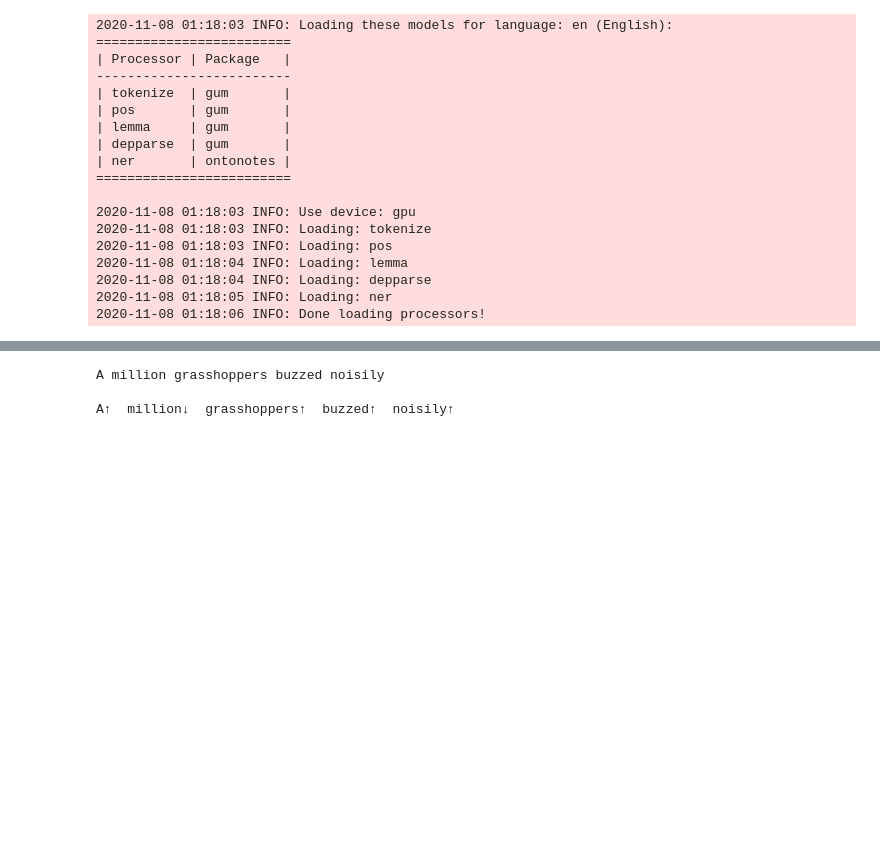
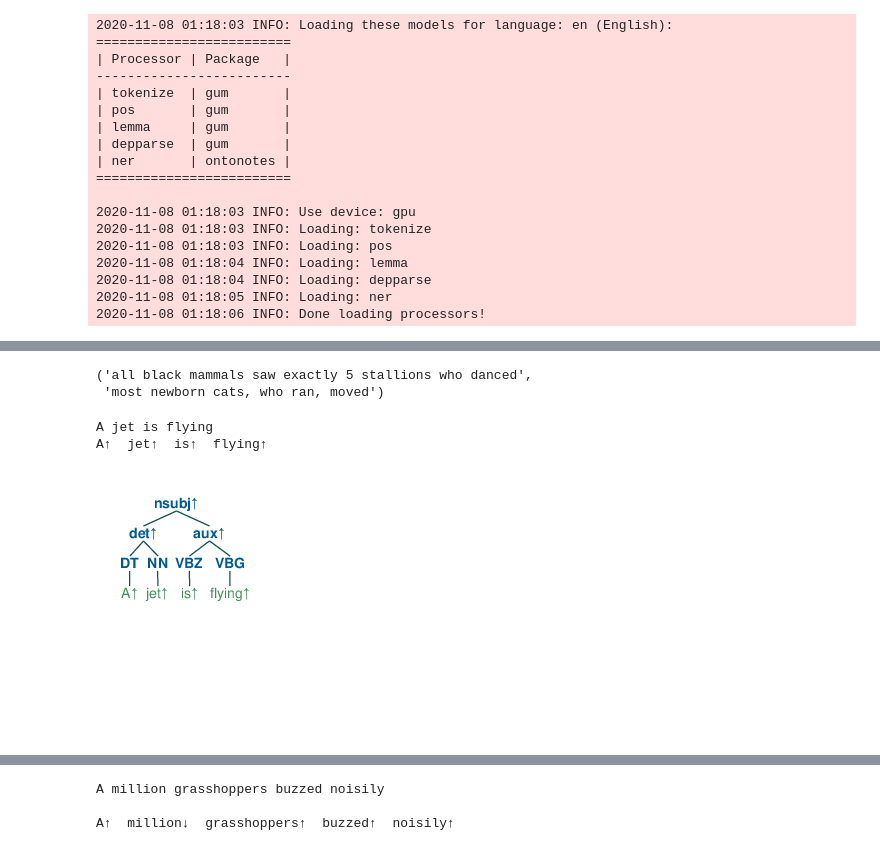
Before and after one commit to eric11eca/Udep2Mono, a Jupyter notebook: src/Udep2Mono.ipynb, the cells around one changed output, grey strips where cells are left out. Saved outputs shown, nothing was run; the diff lists cells and outputs as text; code cells hidden in the pictures; blank space fills up the shorter version.

```diff
--- a/src/Udep2Mono.ipynb
+++ b/src/Udep2Mono.ipynb
@@ -185,3 +185,19 @@ def stanfordParse(text):
             if not token.tokenEndIndex in words:
                 words[token.tokenEndIndex] = [token.word, token.pos]
     return deps, postags, words
+# %%
+from nltk.parse.corenlp import CoreNLPDependencyParser
+dep_parser = CoreNLPDependencyParser(url='http://localhost:9000')
+dep_parser = CoreNLPDependencyParser(url='http://localhost:9000')
+parses = dep_parser.parse('What is the airspeed of an unladen swallow ?'.split())
+for parse in parses:
+    words = {}
+    for token in parse:
+        if token > 0:
+            words[token] = [parse[token].word, parse[token].tag]
+
+    for governor, dep, dependent in parse.triples():
+
+
+
+    print(parse)
@@ -225,7 +259,7 @@ class Binarizer:
 
     def compose(self, head):
         children = list(filter(lambda x: x[2] == head, self.parseTable))
-        children.sort(key=(lambda x: (x[2]-x[1])), reverse=True)
+        children.sort(key=(lambda x: abs(x[2]-x[1])), reverse=True)
         children = self.process_not(children)
         if len(children) == 0:
             word = self.words[head][0]
@@ -287,7 +321,7 @@ negtive_implicative = ["refuse", "reject", "oppose", "forget",
                        "disconnect", "discourage", "discredit", "discorporate",
                        "disengage", "disentangle", "dismiss", "disobeye",
                        "distrust", "disrupt", "suspen", "suspend ",
-                       "freeze", "remove"
+                       "freeze", "remove", "refused"
                        ]
 
 
@@ -937,3 +992,14 @@ def run_polarize_pipeline(sentences, annotations=[], verbose=0):
 
         if verbose == 3:
             print(polarizer.treeLog)
+# %%
+"all black mammals saw exactly 5 stallions who danced", "most newborn cats, who ran, moved",
+# %% [output]
+('all black mammals saw exactly 5 stallions who danced',
+ 'most newborn cats, who ran, moved')
+# %%
+run_polarize_pipeline(["A jet is flying"], verbose=0)
+# %% [output]
+A jet is flying
+A↑  jet↑  is↑  flying↑
+[figure, added]
```
Also changed, not shown: parts of 5 cells of this notebook, 3 other files.
